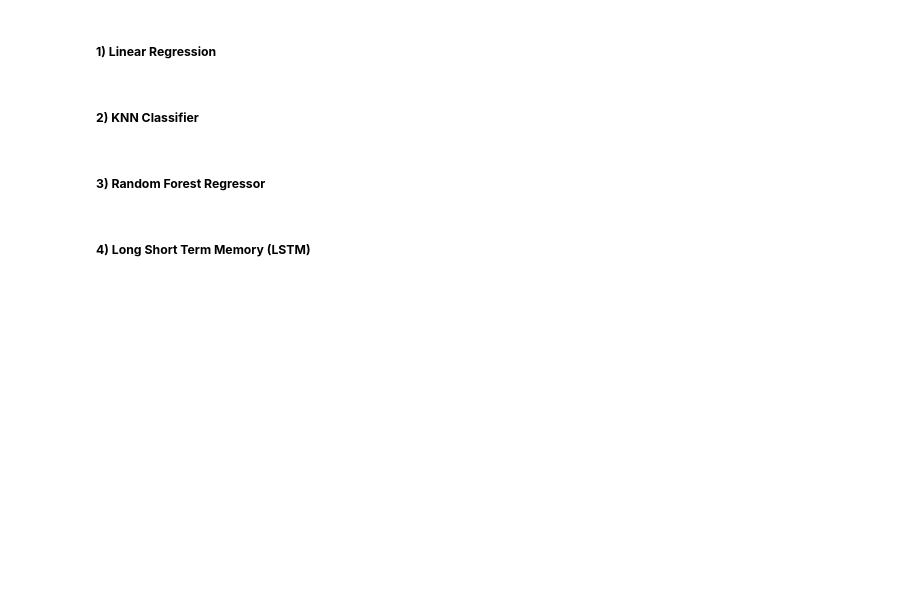
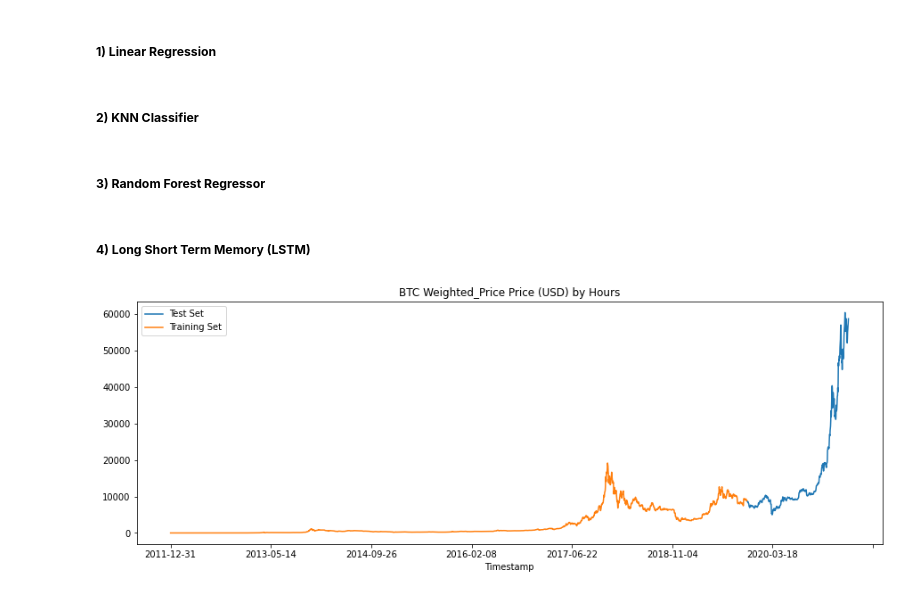
Before and after one commit to AshutoshBhawsar/Cryptocurrency-data-analysis-and-investing-strategies, a Jupyter notebook: code/phase2.ipynb, the cells around one changed output. Cells and saved outputs as stored; diff of their text form; code cells hidden in the pictures; blank space fills up the shorter version.

```diff
--- a/code/phase2.ipynb
+++ b/code/phase2.ipynb
@@ -47,0 +71,12 @@ from keras.models import Sequential
+# %%
+# Splitting the dataset
+
+splitting_index = int(0.85*len(btc_data))
+df_train = btc_data.iloc[:splitting_index,:]
+df_test = btc_data.iloc[splitting_index:,:]
+
+_ = df_test.rename(columns={'Weighted_Price': 'Test Set'}) \
+    .join(df_train.rename(columns={'Weighted_Price': 'Training Set'}), how='outer') \
+    .plot(figsize=(15,5), title='BTC Weighted_Price Price (USD) by Hours', style='')
+# %% [output]
+[figure, added]
```
Also changed, not shown: parts of 14 cells of this notebook.
